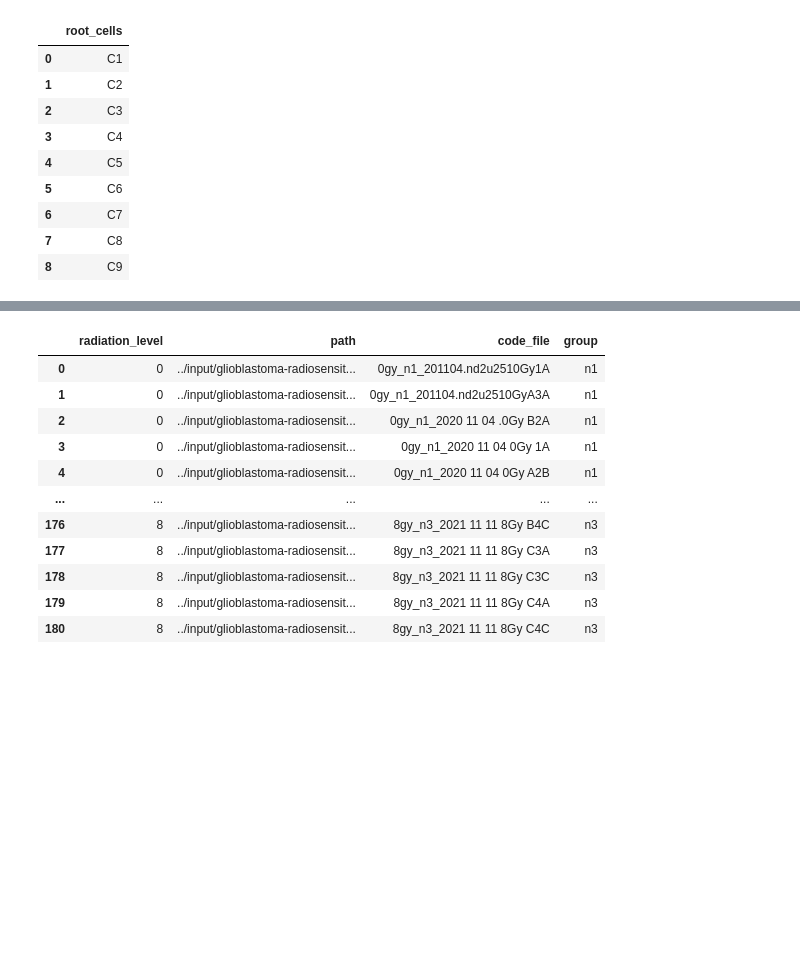
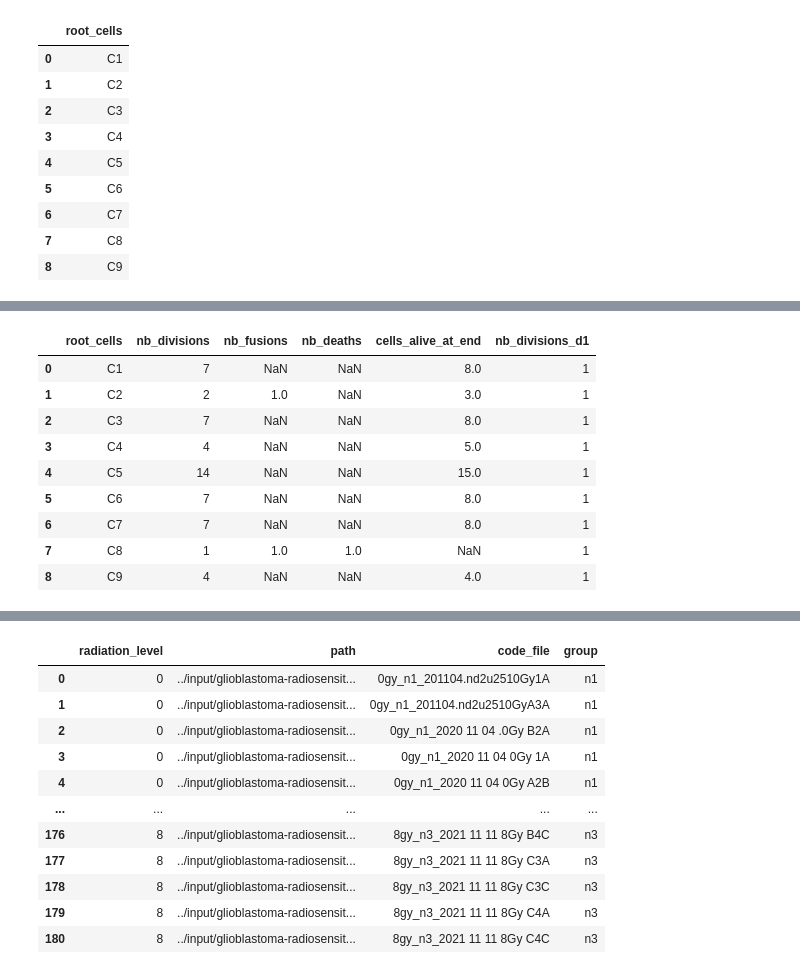
Before and after one commit to Valentin-Molina/ecn_radiobiology, a Jupyter notebook: notebook/Noe_cell_lineage.ipynb, the cells around one changed output, grey strips where cells are left out. Saved outputs shown, nothing was run; the diff lists cells and outputs as text; code cells hidden in the pictures; blank space fills up the shorter version.

```diff
--- a/notebook/Noe_cell_lineage.ipynb
+++ b/notebook/Noe_cell_lineage.ipynb
@@ -148,0 +211,14 @@ def cell_lineage_exp(experience):
+# %%
+features['nb_divisions_d1'] = features['root_cells'].map(trees.loc[(trees.event=='div') & (trees.time <= 144)].groupby(['root_cell']).root_cell.count())
+features
+# %% [output]
+|  | root_cells | nb_divisions | nb_fusions | nb_deaths | cells_alive_at_end | nb_divisions_d1 |
+| 0 | C1 | 7 | NaN | NaN | 8.0 | 1 |
+| 1 | C2 | 2 | 1.0 | NaN | 3.0 | 1 |
+| 2 | C3 | 7 | NaN | NaN | 8.0 | 1 |
+| 3 | C4 | 4 | NaN | NaN | 5.0 | 1 |
+| 4 | C5 | 14 | NaN | NaN | 15.0 | 1 |
+| 5 | C6 | 7 | NaN | NaN | 8.0 | 1 |
+| 6 | C7 | 7 | NaN | NaN | 8.0 | 1 |
+| 7 | C8 | 1 | 1.0 | 1.0 | NaN | 1 |
+| 8 | C9 | 4 | NaN | NaN | 4.0 | 1 |
```
Also changed, not shown: parts of 13 cells of this notebook, 3 other files.
